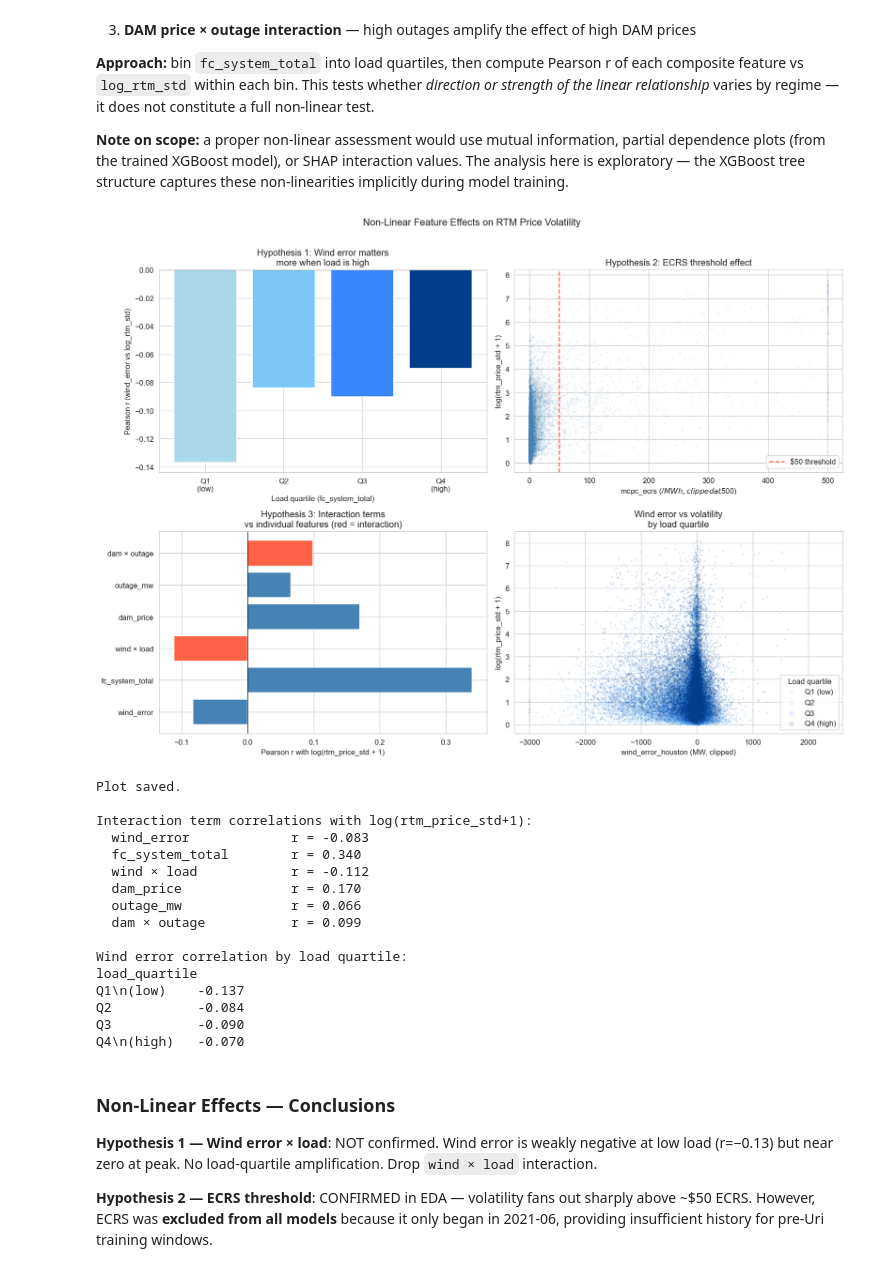
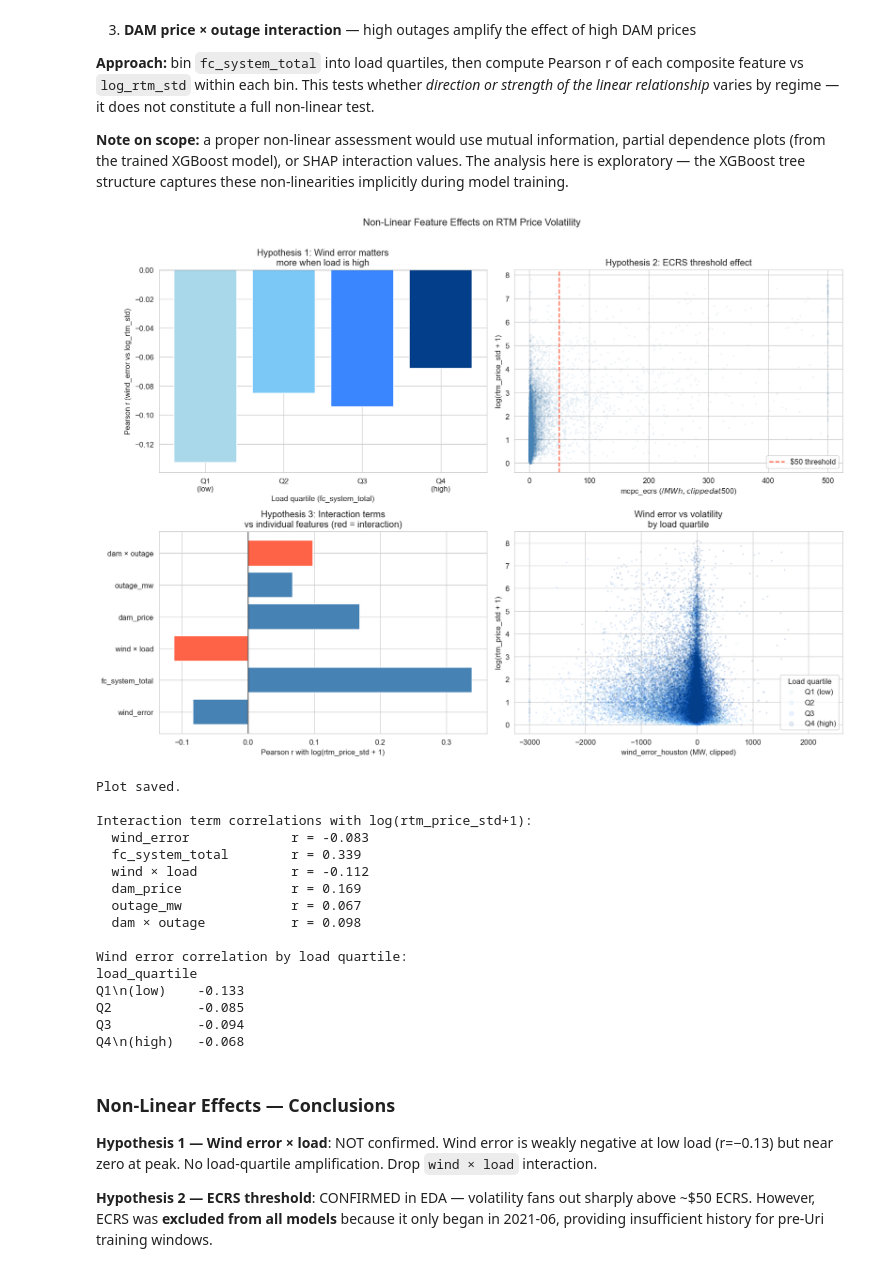
Before and after one commit to Erdos-Projects/spring-2026-electricity-TX, a Jupyter notebook: eda.ipynb, the cells around one changed output. Saved outputs shown, nothing was run; the diff lists cells and outputs as text; code cells hidden in the pictures.

```diff
--- a/eda.ipynb
+++ b/eda.ipynb
@@ -161,7 +170,7 @@ We examine RTM volatility through four complementary views: (1) distribution sha
 # %%
 # Full time series of RTM volatility (daily mean)
 _daily_vol = (
-    df.set_index('ts_utc')['rtm_price_std_hb_houston']
+    df.set_index('ts_cst')['rtm_price_std_hb_houston']
       .resample('D').mean()
 )
 
@@ -495,7 +504,7 @@ import matplotlib.pyplot as plt
 from pathlib import Path
 
 _PROC = Path('data/processed/ercot')
-rtm = pd.read_parquet(_PROC / 'np6_905_rtm_hourly_houston.parquet')[['ts_utc', 'rtm_price_std', 'rtm_price_mean']]
+rtm = pd.read_parquet(_PROC / 'np6_905_rtm_hourly_houston.parquet')[['ts_cst', 'rtm_price_std', 'rtm_price_mean']]
 rtm = rtm.dropna(subset=['rtm_price_std'])
 
 log_std = np.log1p(rtm['rtm_price_std'])
@@ -560,26 +569,26 @@ from pathlib import Path
 _PROC = Path('data/processed/ercot')
 
 # Load target
-rtm = pd.read_parquet(_PROC / 'np6_905_rtm_hourly_houston.parquet')[['ts_utc', 'rtm_price_std', 'rtm_price_mean']]
+rtm = pd.read_parquet(_PROC / 'np6_905_rtm_hourly_houston.parquet')[['ts_cst', 'rtm_price_std', 'rtm_price_mean']]
 rtm['log_rtm_std'] = np.log1p(rtm['rtm_price_std'])
 
 # Load features
-anc_regup = pd.read_parquet(_PROC / 'np4_188_mcpc_regup.parquet')[['ts_utc', 'mcpc_regup']]
-anc_rrs   = pd.read_parquet(_PROC / 'np4_188_mcpc_rrs.parquet')[['ts_utc', 'mcpc_rrs']]
-anc_ecrs  = pd.read_parquet(_PROC / 'np4_188_mcpc_ecrs.parquet')[['ts_utc', 'mcpc_ecrs']]
-anc_nspin = pd.read_parquet(_PROC / 'np4_188_mcpc_nspin.parquet')[['ts_utc', 'mcpc_nspin']]
-anc_regdn = pd.read_parquet(_PROC / 'np4_188_mcpc_regdn.parquet')[['ts_utc', 'mcpc_regdn']]
-dam  = pd.read_parquet(_PROC / 'np4_190_dam_houston.parquet')[['ts_utc', 'dam_price_houston']]
-lam  = pd.read_parquet(_PROC / 'np4_523_system_lambda.parquet')[['ts_utc', 'system_lambda']]
-wind = pd.read_parquet(_PROC / 'np4_732_wind_houston.parquet')[['ts_utc', 'wind_error_houston', 'wgrpp_lz_south_houston']]
-out  = pd.read_parquet(_PROC / 'np3_233_outage_total.parquet')[['ts_utc', 'total_resource_mw']]
-fc   = pd.read_parquet(_PROC / 'np3_565_forecast1.parquet')[['ts_utc', 'fc_system_total']]
+anc_regup = pd.read_parquet(_PROC / 'np4_188_mcpc_regup.parquet')[['ts_cst', 'mcpc_regup']]
+anc_rrs   = pd.read_parquet(_PROC / 'np4_188_mcpc_rrs.parquet')[['ts_cst', 'mcpc_rrs']]
+anc_ecrs  = pd.read_parquet(_PROC / 'np4_188_mcpc_ecrs.parquet')[['ts_cst', 'mcpc_ecrs']]
+anc_nspin = pd.read_parquet(_PROC / 'np4_188_mcpc_nspin.parquet')[['ts_cst', 'mcpc_nspin']]
+anc_regdn = pd.read_parquet(_PROC / 'np4_188_mcpc_regdn.parquet')[['ts_cst', 'mcpc_regdn']]
+dam  = pd.read_parquet(_PROC / 'np4_190_dam_houston.parquet')[['ts_cst', 'dam_price_houston']]
+lam  = pd.read_parquet(_PROC / 'np4_523_system_lambda.parquet')[['ts_cst', 'system_lambda']]
+wind = pd.read_parquet(_PROC / 'np4_732_wind_houston.parquet')[['ts_cst', 'wind_error_houston', 'wgrpp_lz_south_houston']]
+out  = pd.read_parquet(_PROC / 'np3_233_outage_total.parquet')[['ts_cst', 'total_resource_mw']]
+fc   = pd.read_parquet(_PROC / 'np3_565_forecast1.parquet')[['ts_cst', 'fc_system_total']]
 
 df_corr = rtm.copy()
 for d in [anc_regup, anc_rrs, anc_ecrs, anc_nspin, anc_regdn, dam, lam, wind, out, fc]:
-    df_corr = df_corr.merge(d, on='ts_utc', how='left')
+    df_corr = df_corr.merge(d, on='ts_cst', how='left')
 
-df_corr = df_corr.sort_values('ts_utc').reset_index(drop=True)
+df_corr = df_corr.sort_values('ts_cst').reset_index(drop=True)
 df_corr['rtm_mean_lag24'] = df_corr['rtm_price_mean'].shift(24)
 
 feat_cols = ['mcpc_regup', 'mcpc_rrs', 'mcpc_ecrs', 'mcpc_nspin', 'mcpc_regdn',
@@ -638,16 +647,16 @@ from pathlib import Path
 _PROC = Path('data/processed/ercot')
 
 # Load data
-rtm  = pd.read_parquet(_PROC / 'np6_905_rtm_hourly_houston.parquet')[['ts_utc', 'rtm_price_std', 'rtm_price_mean']]
-wind = pd.read_parquet(_PROC / 'np4_732_wind_houston.parquet')[['ts_utc', 'wind_error_houston', 'wgrpp_lz_south_houston']]
-fc   = pd.read_parquet(_PROC / 'np3_565_forecast1.parquet')[['ts_utc', 'fc_system_total']]
-out  = pd.read_parquet(_PROC / 'np3_233_outage_total.parquet')[['ts_utc', 'total_resource_mw']]
-dam  = pd.read_parquet(_PROC / 'np4_190_dam_houston.parquet')[['ts_utc', 'dam_price_houston']]
-ecrs = pd.read_parquet(_PROC / 'np4_188_mcpc_ecrs.parquet')[['ts_utc', 'mcpc_ecrs']]
+rtm  = pd.read_parquet(_PROC / 'np6_905_rtm_hourly_houston.parquet')[['ts_cst', 'rtm_price_std', 'rtm_price_mean']]
+wind = pd.read_parquet(_PROC / 'np4_732_wind_houston.parquet')[['ts_cst', 'wind_error_houston', 'wgrpp_lz_south_houston']]
+fc   = pd.read_parquet(_PROC / 'np3_565_forecast1.parquet')[['ts_cst', 'fc_system_total']]
+out  = pd.read_parquet(_PROC / 'np3_233_outage_total.parquet')[['ts_cst', 'total_resource_mw']]
+dam  = pd.read_parquet(_PROC / 'np4_190_dam_houston.parquet')[['ts_cst', 'dam_price_houston']]
+ecrs = pd.read_parquet(_PROC / 'np4_188_mcpc_ecrs.parquet')[['ts_cst', 'mcpc_ecrs']]
 
 df_nl = rtm.copy()
 for d in [wind, fc, out, dam, ecrs]:
-    df_nl = df_nl.merge(d, on='ts_utc', how='left')
+    df_nl = df_nl.merge(d, on='ts_cst', how='left')
 
 df_nl['log_rtm_std'] = np.log1p(df_nl['rtm_price_std'])
 df_nl = df_nl.dropna(subset=['log_rtm_std', 'fc_system_total', 'wind_error_houston'])
@@ -693,50 +702,50 @@ colors = ['tomato' if '×' in k else 'steelblue' for k in base_corrs]
 axes[1, 0].barh(list(base_corrs.keys()), list(base_corrs.values()), color=colors)
 axes[1, 0].axvline(0, color='black', linewidth=0.8)
 axes[1, 0].set_xlabel('Pearson r with log(rtm_price_std + 1)')
 axes[1, 0].set_title('Hypothesis 3: Interaction terms\nvs individual features (red = interaction)')
 
 # 4. Wind error vs log_rtm_std colored by load quartile
 for q, color in zip(['Q1\n(low)', 'Q2', 'Q3', 'Q4\n(high)'], ['#a8d8ea', '#7bc8f6', '#3a86ff', '#023e8a']):
     mask = df_nl['load_quartile'] == q
     axes[1, 1].scatter(df_nl.loc[mask, 'wind_error_houston'].clip(-3000, 3000),
                        df_nl.loc[mask, 'log_rtm_std'],
                        alpha=0.1, s=2, color=color, label=q.replace('\n', ' '))
 axes[1, 1].set_xlabel('wind_error_houston (MW, clipped)')
 axes[1, 1].set_ylabel('log(rtm_price_std + 1)')
 axes[1, 1].set_title('Wind error vs volatility\nby load quartile')
 axes[1, 1].legend(title='Load quartile', markerscale=4)
 
 plt.suptitle('Non-Linear Feature Effects on RTM Price Volatility', fontsize=13, y=1.01)
 plt.tight_layout()
 plt.savefig('figures/volatility_nonlinear_effects.png', dpi=150, bbox_inches='tight')
 plt.show()
 print("Plot saved.")
 
 # Print interaction term correlations
 print("\nInteraction term correlations with log(rtm_price_std+1):")
 for k, v in base_corrs.items():
     print(f"  {k:<22} r = {v:.3f}")
 
 print("\nWind error correlation by load quartile:")
 print(quartile_corrs.round(3).to_string())
 # %% [output]
-[figure, old version]
+[figure, new version]
 Plot saved.
 
 Interaction term correlations with log(rtm_price_std+1):
   wind_error             r = -0.083
-  fc_system_total        r = 0.340
+  fc_system_total        r = 0.339
   wind × load            r = -0.112
-  dam_price              r = 0.170
-  outage_mw              r = 0.066
-  dam × outage           r = 0.099
+  dam_price              r = 0.169
+  outage_mw              r = 0.067
+  dam × outage           r = 0.098
 
 Wind error correlation by load quartile:
 load_quartile
-Q1\n(low)    -0.137
-Q2           -0.084
-Q3           -0.090
-Q4\n(high)   -0.070
+Q1\n(low)    -0.133
+Q2           -0.085
+Q3           -0.094
+Q4\n(high)   -0.068
 # %% [markdown]
 ### Non-Linear Effects — Conclusions
 
```
Also changed, not shown: parts of 16 cells of this notebook, 2 other files.
